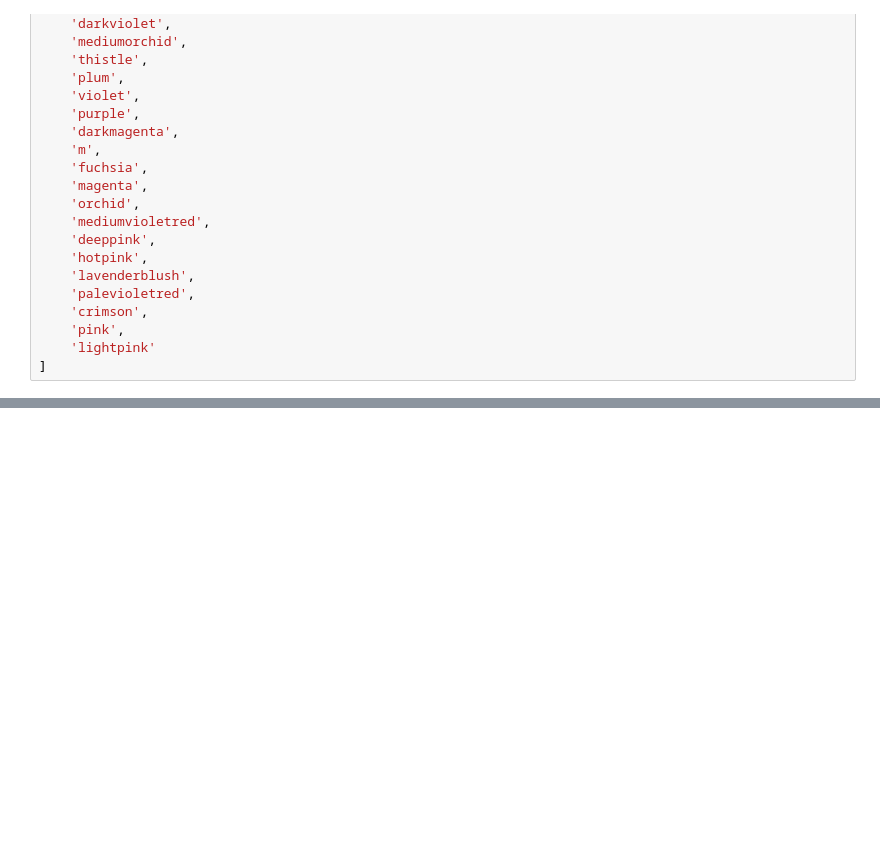
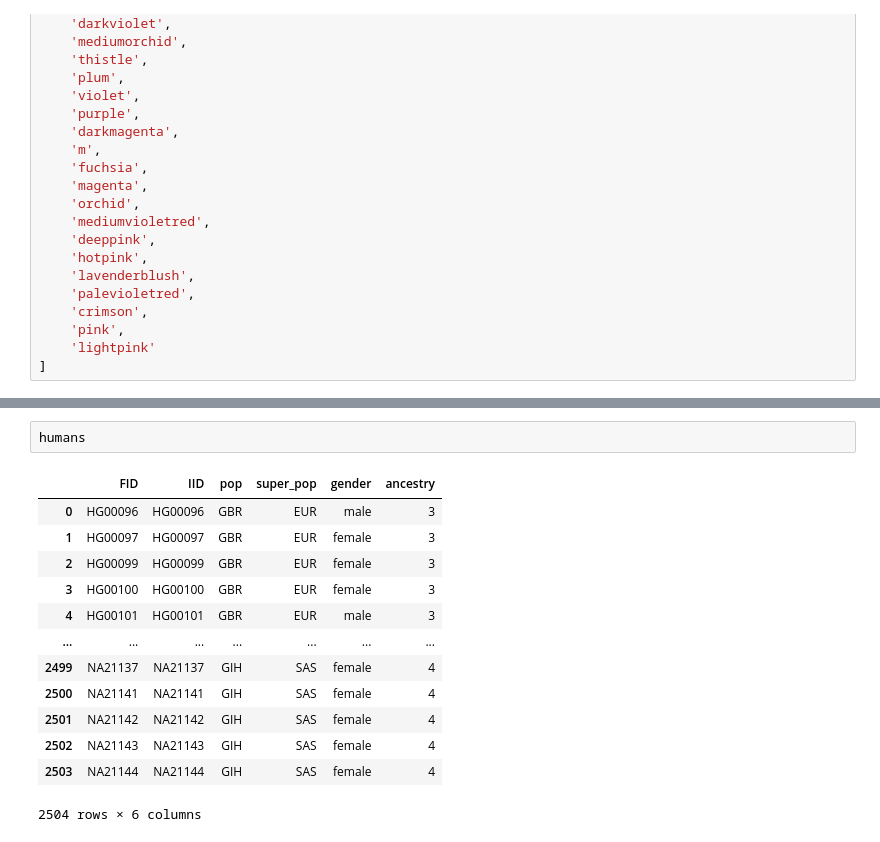
Before and after one commit to mat2m10/gwas_testing, a Jupyter notebook: classical_gwas.ipynb, the cells around one changed output, grey strips where cells are left out. Saved outputs shown, nothing was run; the diff lists cells and outputs as text; blank space fills up the shorter version.

```diff
--- a/classical_gwas.ipynb
+++ b/classical_gwas.ipynb
@@ -190,0 +225,16 @@ ModuleNotFoundError: No module named 'matplotlib'
+# %%
+humans
+# %% [output]
+|  | FID | IID | pop | super_pop | gender | ancestry |
+| 0 | HG00096 | HG00096 | GBR | EUR | male | 3 |
+| 1 | HG00097 | HG00097 | GBR | EUR | female | 3 |
+| 2 | HG00099 | HG00099 | GBR | EUR | female | 3 |
+| 3 | HG00100 | HG00100 | GBR | EUR | female | 3 |
+| 4 | HG00101 | HG00101 | GBR | EUR | male | 3 |
+| ... | ... | ... | ... | ... | ... | ... |
+| 2499 | NA21137 | NA21137 | GIH | SAS | female | 4 |
+| 2500 | NA21141 | NA21141 | GIH | SAS | female | 4 |
+| 2501 | NA21142 | NA21142 | GIH | SAS | female | 4 |
+| 2502 | NA21143 | NA21143 | GIH | SAS | female | 4 |
+| 2503 | NA21144 | NA21144 | GIH | SAS | female | 4 |
+2504 rows × 6 columns
```
Also changed, not shown: parts of 12 cells of this notebook, 1 other file.
